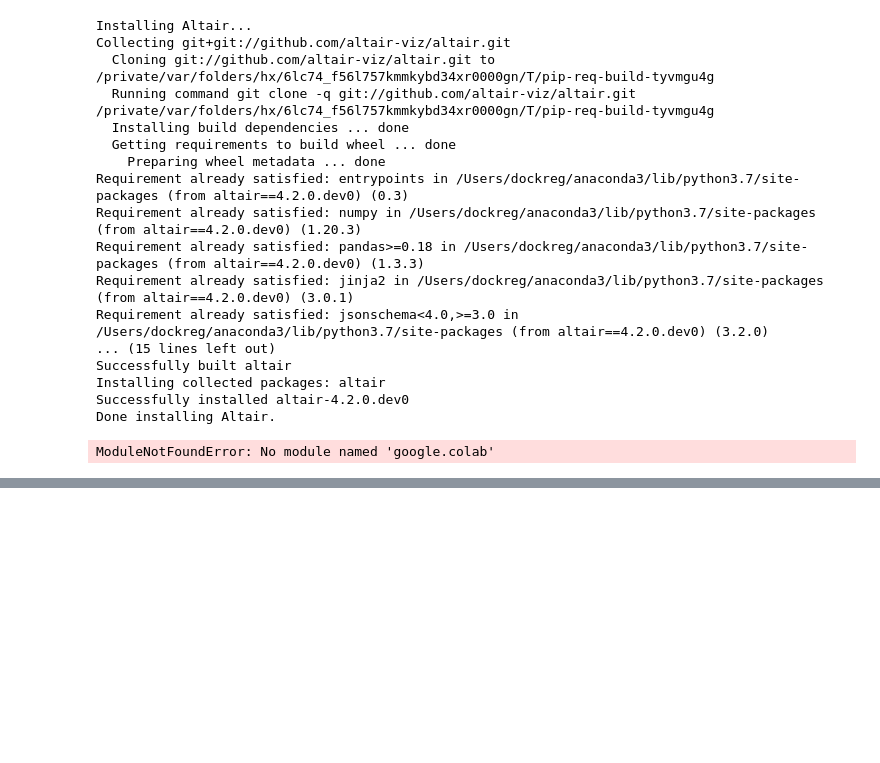
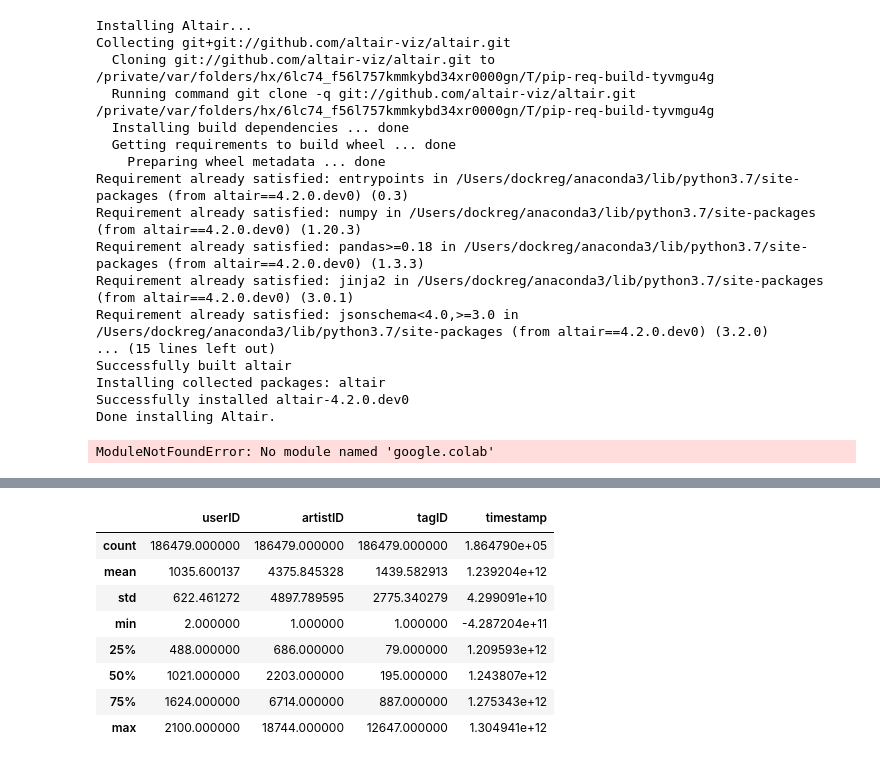
Before and after one commit to dockreg/ca4015_assignment_3, a Jupyter notebook: Data_Exploration.ipynb, the cells around one changed output, grey strips where cells are left out. Saved outputs shown, nothing was run; the diff lists cells and outputs as text; code cells hidden in the pictures; blank space fills up the shorter version.

```diff
--- a/Data_Exploration.ipynb
+++ b/Data_Exploration.ipynb
@@ -87,0 +267,5 @@ ModuleNotFoundError: No module named 'google.colab'
+# %%
+# Load user-tagged-artists-timestamps
+user_tagged_artists_tstamp_cols = ['userID', 'artistID', 'tagID', 'timestamp']
+user_tagged_artists_tstamp = pd.read_csv('Data/user_taggedartists-timestamps.dat', sep='	')
+user_tagged_artists_tstamp.head()
@@ -87,0 +279,12 @@ ModuleNotFoundError: No module named 'google.colab'
+# %%
+user_tagged_artists_tstamp.describe()
+# %% [output]
+|  | userID | artistID | tagID | timestamp |
+| count | 186479.000000 | 186479.000000 | 186479.000000 | 1.864790e+05 |
+| mean | 1035.600137 | 4375.845328 | 1439.582913 | 1.239204e+12 |
+| std | 622.461272 | 4897.789595 | 2775.340279 | 4.299091e+10 |
+| min | 2.000000 | 1.000000 | 1.000000 | -4.287204e+11 |
+| 25% | 488.000000 | 686.000000 | 79.000000 | 1.209593e+12 |
+| 50% | 1021.000000 | 2203.000000 | 195.000000 | 1.243807e+12 |
+| 75% | 1624.000000 | 6714.000000 | 887.000000 | 1.275343e+12 |
+| max | 2100.000000 | 18744.000000 | 12647.000000 | 1.304941e+12 |
```
Also changed, not shown: parts of 34 cells of this notebook.
